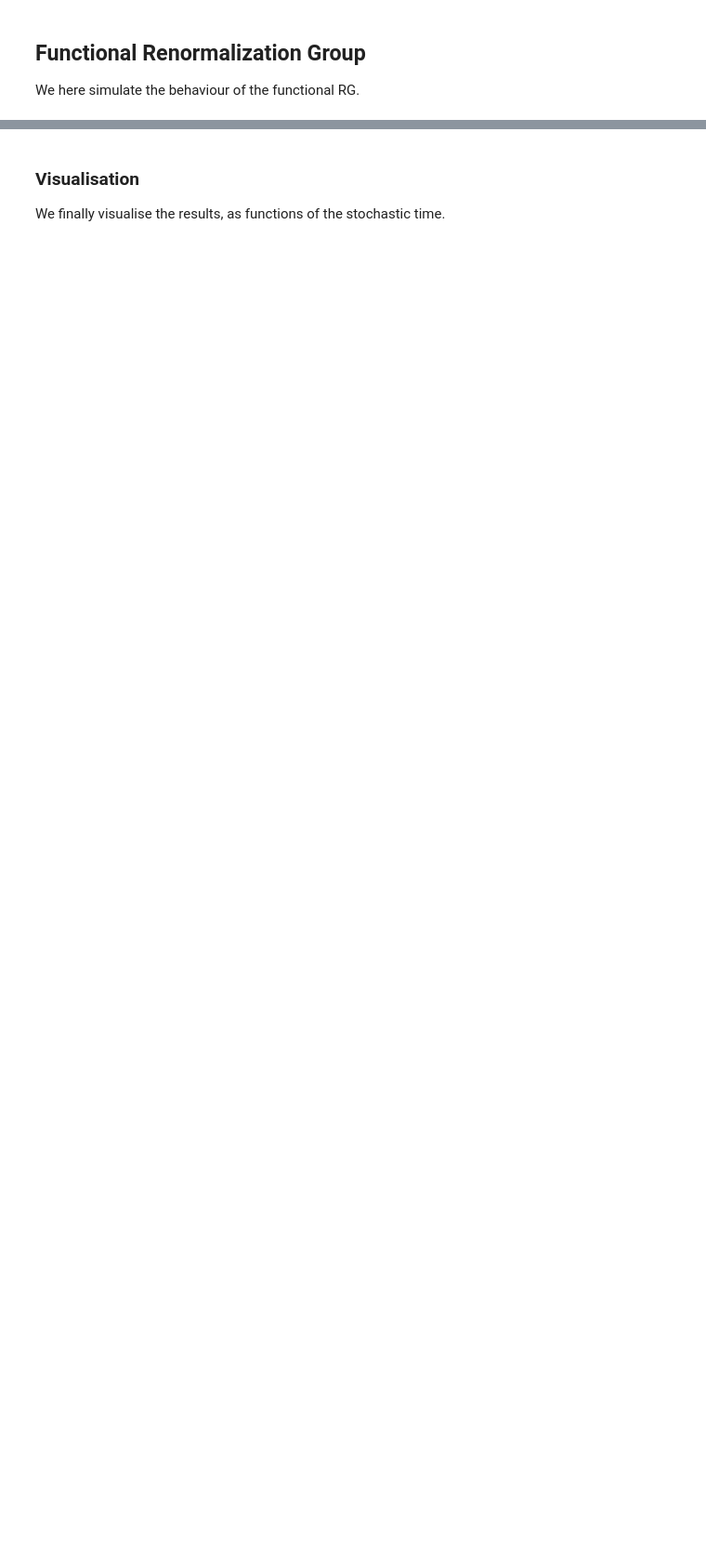
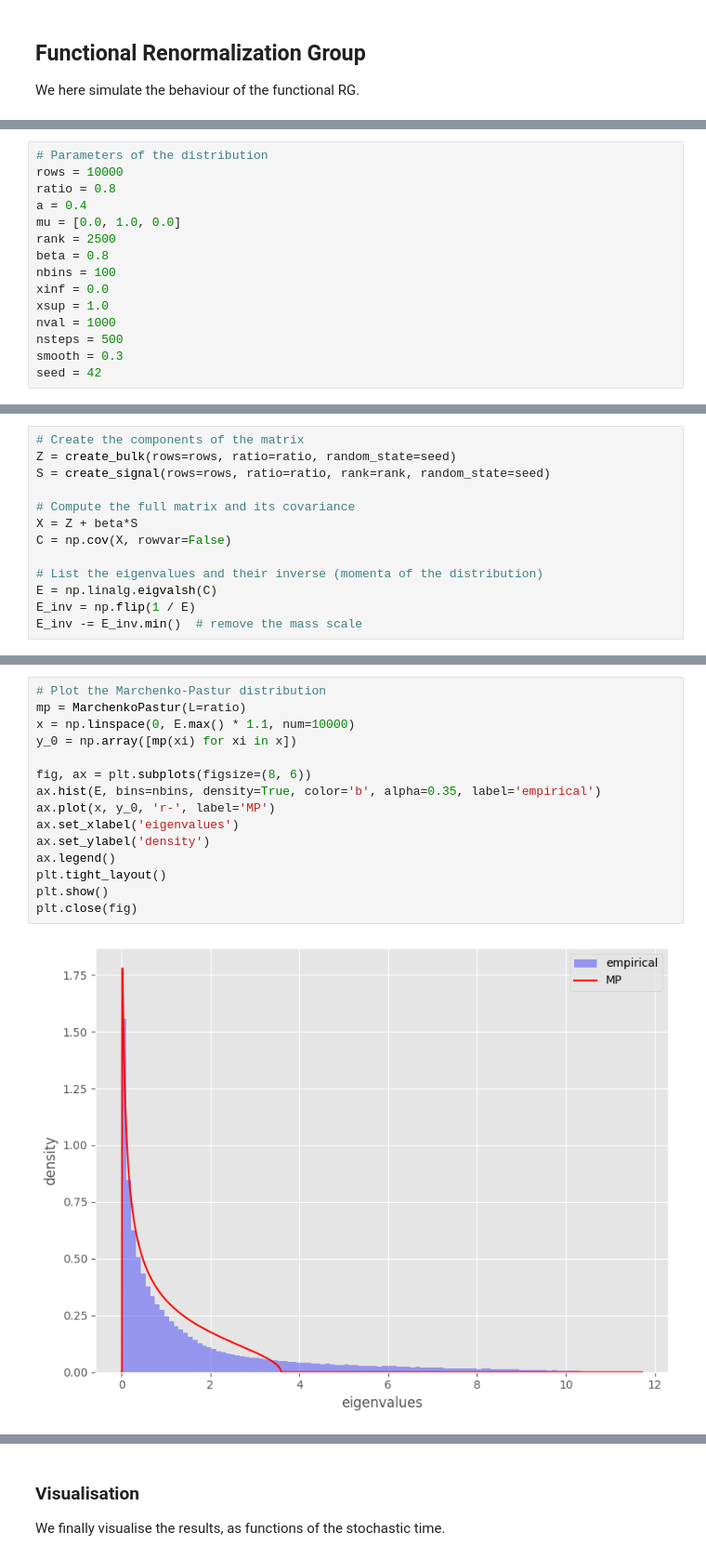
Before and after one commit to thesfinox/stochastic-signal-detection, a Jupyter notebook: docs/source/tutorials/sim_analytical_tuto.ipynb, the cells around one changed output, grey strips where cells are left out. Shown: that part at 93% size. Saved outputs shown, nothing was run; the diff lists cells and outputs as text; blank space fills up the shorter version.

```diff
--- a/docs/source/tutorials/sim_analytical_tuto.ipynb
+++ b/docs/source/tutorials/sim_analytical_tuto.ipynb
@@ -45,0 +29,15 @@ output_file = f'ssd_analytical_L={L:.2f}_k2={k2:.2f}_mu1={mu1:.2f}_mu2={mu2:.2f}
+# %%
+# Parameters of the distribution
+rows = 10000
+ratio = 0.8
+a = 0.4
+mu = [0.0, 1.0, 0.0]
+rank = 2500
+beta = 0.8
+nbins = 100
+xinf = 0.0
+xsup = 1.0
+nval = 1000
+nsteps = 500
+smooth = 0.3
+seed = 42
@@ -45,0 +46,13 @@ output_file = f'ssd_analytical_L={L:.2f}_k2={k2:.2f}_mu1={mu1:.2f}_mu2={mu2:.2f}
+# %%
+# Create the components of the matrix
+Z = create_bulk(rows=rows, ratio=ratio, random_state=seed)
+S = create_signal(rows=rows, ratio=ratio, rank=rank, random_state=seed)
+
+# Compute the full matrix and its covariance
+X = Z + beta*S
+C = np.cov(X, rowvar=False)
+
+# List the eigenvalues and their inverse (momenta of the distribution)
+E = np.linalg.eigvalsh(C)
+E_inv = np.flip(1 / E)
+E_inv -= E_inv.min()  # remove the mass scale
@@ -45,0 +61,17 @@ output_file = f'ssd_analytical_L={L:.2f}_k2={k2:.2f}_mu1={mu1:.2f}_mu2={mu2:.2f}
+# %%
+# Plot the Marchenko-Pastur distribution
+mp = MarchenkoPastur(L=ratio)
+x = np.linspace(0, E.max() * 1.1, num=10000)
+y_0 = np.array([mp(xi) for xi in x])
+
+fig, ax = plt.subplots(figsize=(8, 6))
+ax.hist(E, bins=nbins, density=True, color='b', alpha=0.35, label='empirical')
+ax.plot(x, y_0, 'r-', label='MP')
+ax.set_xlabel('eigenvalues')
+ax.set_ylabel('density')
+ax.legend()
+plt.tight_layout()
+plt.show()
+plt.close(fig)
+# %% [output]
+[figure, added]
```
Also changed, not shown: parts of 15 cells of this notebook, 10 other files.
